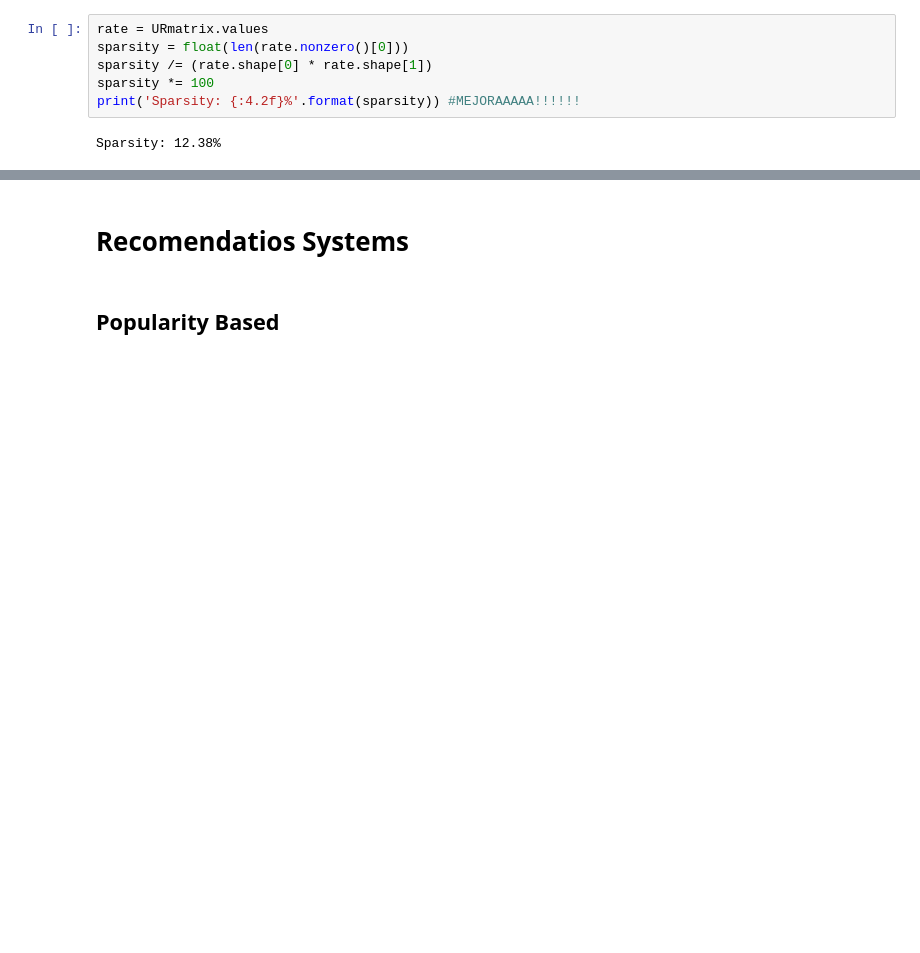
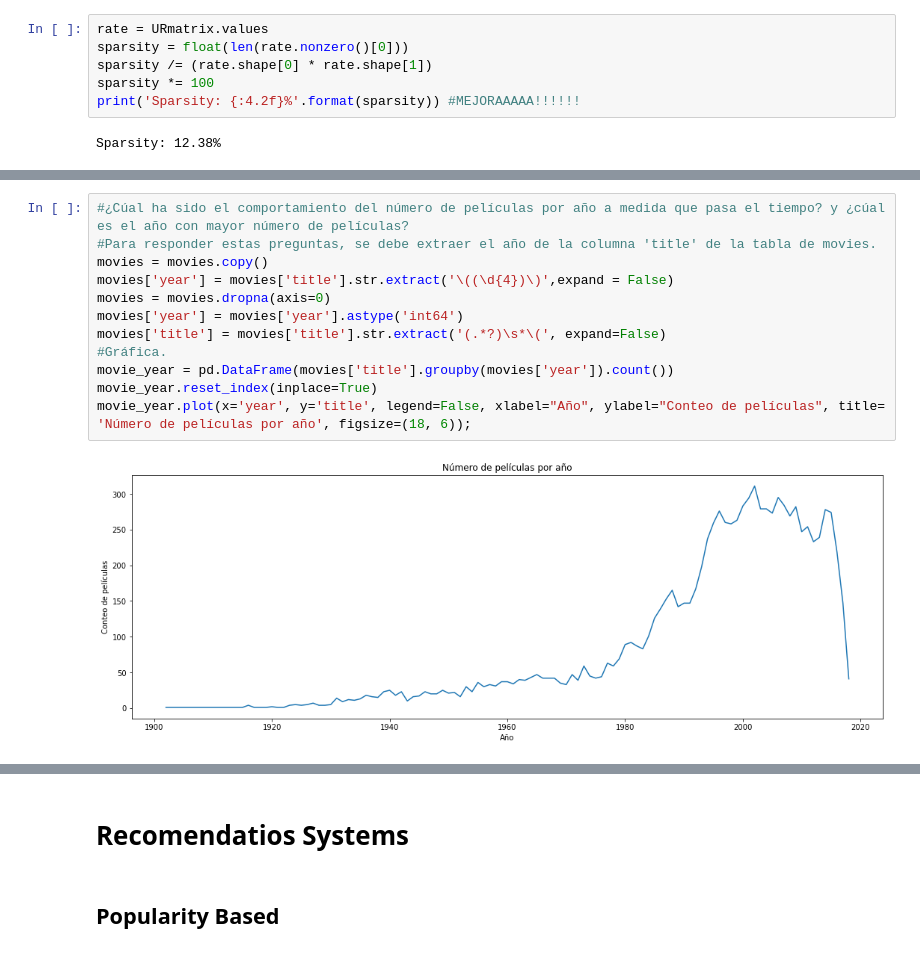
Before and after one commit to DanielGongora28/Marketing_ADA_G2, a Jupyter notebook: AdA_Marketing_G2.ipynb, the cells around one changed output, grey strips where cells are left out. Cells and saved outputs as stored; diff of their text form; blank space fills up the shorter version.

```diff
--- a/AdA_Marketing_G2.ipynb
+++ b/AdA_Marketing_G2.ipynb
@@ -137,0 +304,14 @@ Sparsity: 12.38%
+# %%
+#¿Cúal ha sido el comportamiento del número de películas por año a medida que pasa el tiempo? y ¿cúal es el año con mayor número de películas?
+#Para responder estas preguntas, se debe extraer el año de la columna 'title' de la tabla de movies.
+movies = movies.copy()
+movies['year'] = movies['title'].str.extract('\((\d{4})\)',expand = False)
+movies = movies.dropna(axis=0)
+movies['year'] = movies['year'].astype('int64')
+movies['title'] = movies['title'].str.extract('(.*?)\s*\(', expand=False)
+#Gráfica.
+movie_year = pd.DataFrame(movies['title'].groupby(movies['year']).count())
+movie_year.reset_index(inplace=True)
+movie_year.plot(x='year', y='title', legend=False, xlabel="Año", ylabel="Conteo de películas", title= 'Número de películas por año', figsize=(18, 6));
+# %% [output]
+[figure, added]
```
Also changed, not shown: parts of 17 cells of this notebook.
